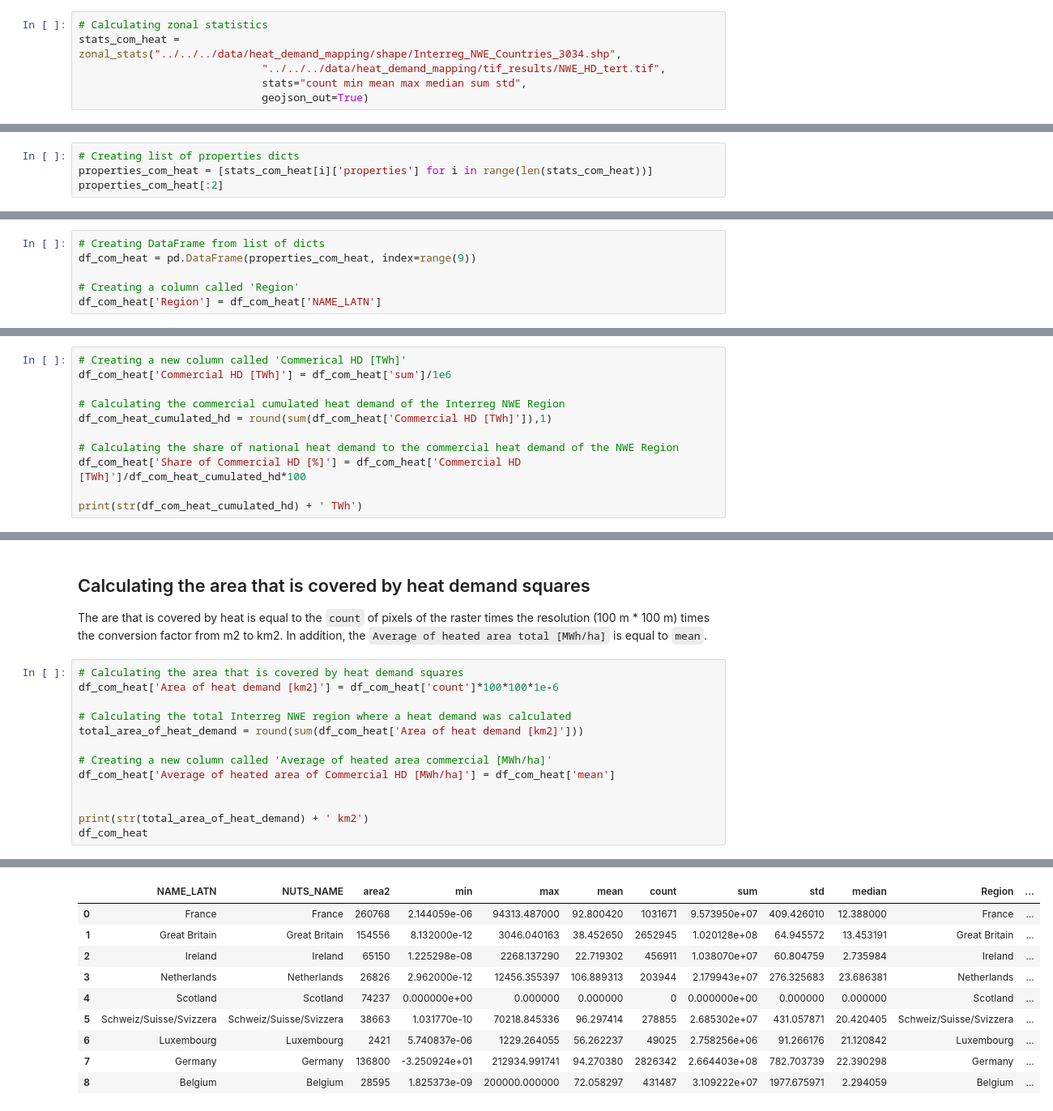
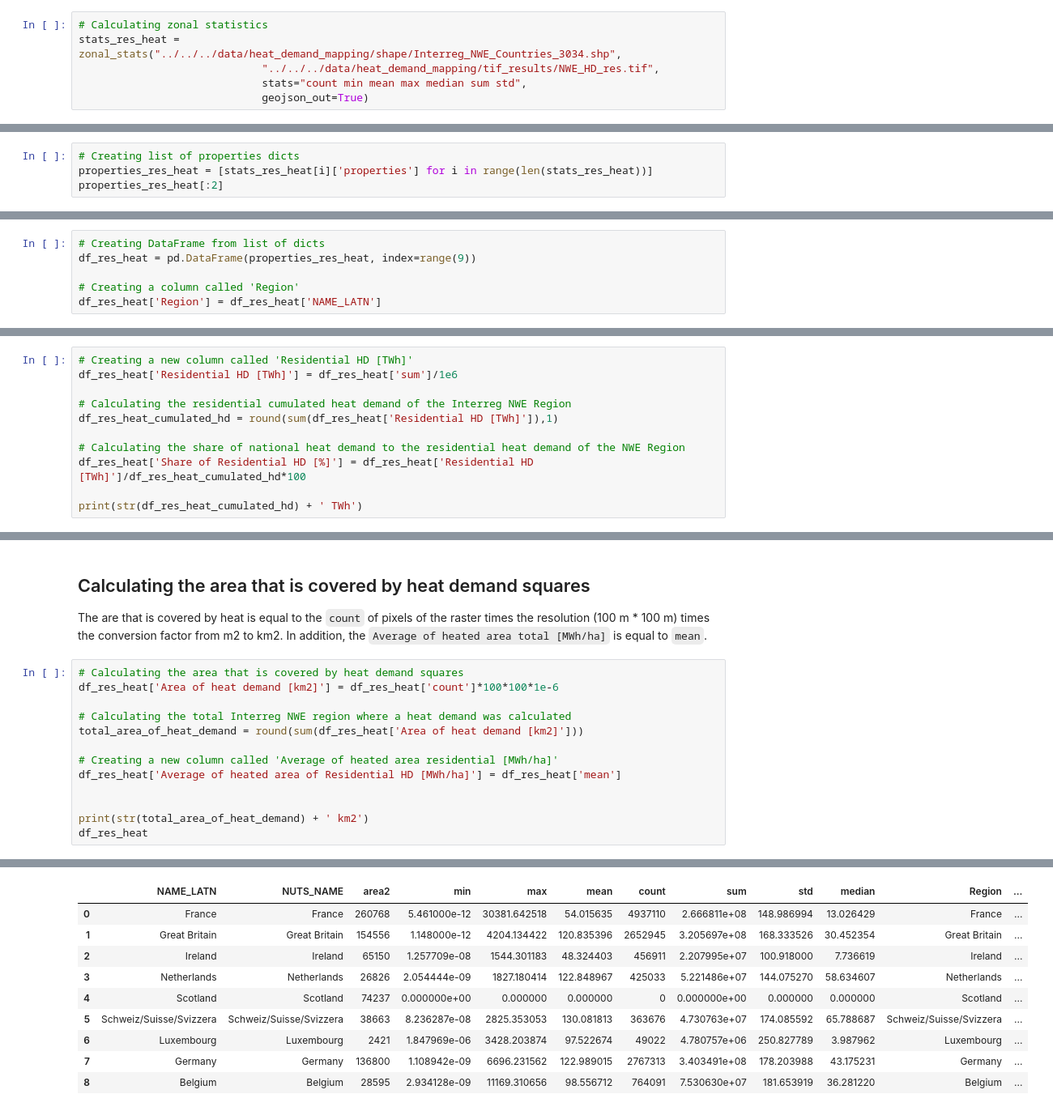
Before and after one commit to AlexanderJuestel/code_collection, a Jupyter notebook: notebooks/heat_demand_mapping/processing_results/Statistical_Evaluation_Residential_Heat_Demand_Data_NUTS0.ipynb, the cells around one changed output, grey strips where cells are left out. Shown: that part at 81% size. Drawn from its saved outputs; the diff is of its cells as text.

```diff
--- a/notebooks/heat_demand_mapping/processing_results/Statistical_Evaluation_Commercial_Heat_Demand_Data.ipynb
+++ b/notebooks/heat_demand_mapping/processing_results/Statistical_Evaluation_Residential_Heat_Demand_Data_NUTS0.ipynb
@@ -23,8 +22,8 @@ import pandas as pd
 import geopandas as gpd
 # %%
 # Calculating zonal statistics
-stats_com_heat = zonal_stats("../../../data/heat_demand_mapping/shape/Interreg_NWE_Countries_3034.shp",
-                             "../../../data/heat_demand_mapping/tif_results/NWE_HD_tert.tif",
+stats_res_heat = zonal_stats("../../../data/heat_demand_mapping/shape/Interreg_NWE_Countries_3034.shp",
+                             "../../../data/heat_demand_mapping/tif_results/NWE_HD_res.tif",
                              stats="count min mean max median sum std",
                              geojson_out=True)
 # %% [markdown]
@@ -54,8 +53,8 @@ OrderedDict([('NAME_LATN', 'Scotland'),
              ('median', 0)])
 # %%
 # Creating list of properties dicts
-properties_com_heat = [stats_com_heat[i]['properties'] for i in range(len(stats_com_heat))]
-properties_com_heat[:2]
+properties_res_heat = [stats_res_heat[i]['properties'] for i in range(len(stats_res_heat))]
+properties_res_heat[:2]
 # %% [output]
 [OrderedDict([('NAME_LATN', 'France'),
               ('NUTS_NAME', 'France'),
@@ -83,23 +82,23 @@ properties_com_heat[:2]
 A dataframe containing all statistical values is created.
 # %%
 # Creating DataFrame from list of dicts
-df_com_heat = pd.DataFrame(properties_com_heat, index=range(9))
+df_res_heat = pd.DataFrame(properties_res_heat, index=range(9))
 
 # Creating a column called 'Region'
-df_com_heat['Region'] = df_com_heat['NAME_LATN']
+df_res_heat['Region'] = df_res_heat['NAME_LATN']
 # %% [markdown]
 ## Cumulated Heat demand of the entire Interreg NWE region
 
 The cumulated heat demand is equal to the `sum` of all country values in `MWh`converted to `TWh`. In addition, the column `sum` is equal to the `Combined/Total HD [TWh]`. The `Share of Total HD [%]` is the `Combined/Total HD [TWh]` divided by the cumulated heat demand and converted to `TWh`.
 # %%
-# Creating a new column called 'Commerical HD [TWh]'
-df_com_heat['Commercial HD [TWh]'] = df_com_heat['sum']/1e6
+# Creating a new column called 'Residential HD [TWh]'
+df_res_heat['Residential HD [TWh]'] = df_res_heat['sum']/1e6
 
-# Calculating the commercial cumulated heat demand of the Interreg NWE Region
-df_com_heat_cumulated_hd = round(sum(df_com_heat['Commercial HD [TWh]']),1)
+# Calculating the residential cumulated heat demand of the Interreg NWE Region
+df_res_heat_cumulated_hd = round(sum(df_res_heat['Residential HD [TWh]']),1)
 
-# Calculating the share of national heat demand to the commercial heat demand of the NWE Region
-df_com_heat['Share of Commercial HD [%]'] = df_com_heat['Commercial HD [TWh]']/df_com_heat_cumulated_hd*100
+# Calculating the share of national heat demand to the residential heat demand of the NWE Region
+df_res_heat['Share of Residential HD [%]'] = df_res_heat['Residential HD [TWh]']/df_res_heat_cumulated_hd*100
 
-print(str(df_com_heat_cumulated_hd) + ' TWh')
+print(str(df_res_heat_cumulated_hd) + ' TWh')
 # %% [output]
@@ -110,15 +109,15 @@ print(str(df_com_heat_cumulated_hd) + ' TWh')
 The are that is covered by heat is equal to the `count` of pixels of the raster times the resolution (100 m * 100 m) times the conversion factor from m2 to km2. In addition, the `Average of heated area total [MWh/ha]` is equal to `mean`.
 # %%
 # Calculating the area that is covered by heat demand squares
-df_com_heat['Area of heat demand [km2]'] = df_com_heat['count']*100*100*1e-6
+df_res_heat['Area of heat demand [km2]'] = df_res_heat['count']*100*100*1e-6
 
 # Calculating the total Interreg NWE region where a heat demand was calculated
-total_area_of_heat_demand = round(sum(df_com_heat['Area of heat demand [km2]']))
+total_area_of_heat_demand = round(sum(df_res_heat['Area of heat demand [km2]']))
 
-# Creating a new column called 'Average of heated area commercial [MWh/ha]'
-df_com_heat['Average of heated area of Commercial HD [MWh/ha]'] = df_com_heat['mean']
+# Creating a new column called 'Average of heated area residential [MWh/ha]'
+df_res_heat['Average of heated area of Residential HD [MWh/ha]'] = df_res_heat['mean']
 
 
 print(str(total_area_of_heat_demand) + ' km2')
-df_com_heat
+df_res_heat
 # %% [output]
@@ -126,12 +125,12 @@ df_com_heat
 |  | NAME_LATN | NUTS_NAME | area2 | min | max | mean | count | sum | std | median | Region | ... |
-| 0 | France | France | 260768 | 2.144059e-06 | 94313.487000 | 92.800420 | 1031671 | 9.573950e+07 | 409.426010 | 12.388000 | France | ... |
-| 1 | Great Britain | Great Britain | 154556 | 8.132000e-12 | 3046.040163 | 38.452650 | 2652945 | 1.020128e+08 | 64.945572 | 13.453191 | Great Britain | ... |
-| 2 | Ireland | Ireland | 65150 | 1.225298e-08 | 2268.137290 | 22.719302 | 456911 | 1.038070e+07 | 60.804759 | 2.735984 | Ireland | ... |
-| 3 | Netherlands | Netherlands | 26826 | 2.962000e-12 | 12456.355397 | 106.889313 | 203944 | 2.179943e+07 | 276.325683 | 23.686381 | Netherlands | ... |
+| 0 | France | France | 260768 | 5.461000e-12 | 30381.642518 | 54.015635 | 4937110 | 2.666811e+08 | 148.986994 | 13.026429 | France | ... |
+| 1 | Great Britain | Great Britain | 154556 | 1.148000e-12 | 4204.134422 | 120.835396 | 2652945 | 3.205697e+08 | 168.333526 | 30.452354 | Great Britain | ... |
+| 2 | Ireland | Ireland | 65150 | 1.257709e-08 | 1544.301183 | 48.324403 | 456911 | 2.207995e+07 | 100.918000 | 7.736619 | Ireland | ... |
+| 3 | Netherlands | Netherlands | 26826 | 2.054444e-09 | 1827.180414 | 122.848967 | 425033 | 5.221486e+07 | 144.075270 | 58.634607 | Netherlands | ... |
 | 4 | Scotland | Scotland | 74237 | 0.000000e+00 | 0.000000 | 0.000000 | 0 | 0.000000e+00 | 0.000000 | 0.000000 | Scotland | ... |
-| 5 | Schweiz/Suisse/Svizzera | Schweiz/Suisse/Svizzera | 38663 | 1.031770e-10 | 70218.845336 | 96.297414 | 278855 | 2.685302e+07 | 431.057871 | 20.420405 | Schweiz/Suisse/Svizzera | ... |
-| 6 | Luxembourg | Luxembourg | 2421 | 5.740837e-06 | 1229.264055 | 56.262237 | 49025 | 2.758256e+06 | 91.266176 | 21.120842 | Luxembourg | ... |
-| 7 | Germany | Germany | 136800 | -3.250924e+01 | 212934.991741 | 94.270380 | 2826342 | 2.664403e+08 | 782.703739 | 22.390298 | Germany | ... |
-| 8 | Belgium | Belgium | 28595 | 1.825373e-09 | 200000.000000 | 72.058297 | 431487 | 3.109222e+07 | 1977.675971 | 2.294059 | Belgium | ... |
+| 5 | Schweiz/Suisse/Svizzera | Schweiz/Suisse/Svizzera | 38663 | 8.236287e-08 | 2825.353053 | 130.081813 | 363676 | 4.730763e+07 | 174.085592 | 65.788687 | Schweiz/Suisse/Svizzera | ... |
+| 6 | Luxembourg | Luxembourg | 2421 | 1.847969e-06 | 3428.203874 | 97.522674 | 49022 | 4.780757e+06 | 250.827789 | 3.987962 | Luxembourg | ... |
+| 7 | Germany | Germany | 136800 | 1.108942e-09 | 6696.231562 | 122.989015 | 2767313 | 3.403491e+08 | 178.203988 | 43.175231 | Germany | ... |
+| 8 | Belgium | Belgium | 28595 | 2.934128e-09 | 11169.310656 | 98.556712 | 764091 | 7.530630e+07 | 181.653919 | 36.281220 | Belgium | ... |
 # %%
 # Calculating the average heat demand of the heated area
```
Also changed, not shown: parts of 10 cells of this notebook, 2 other files.
